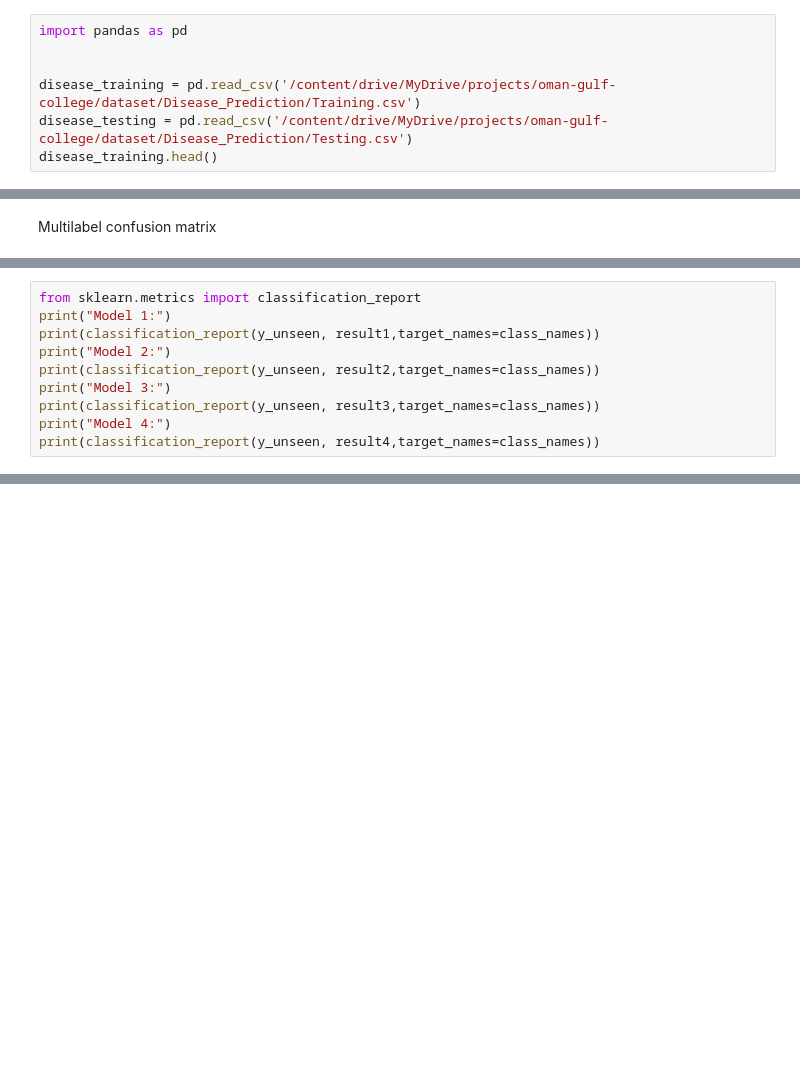
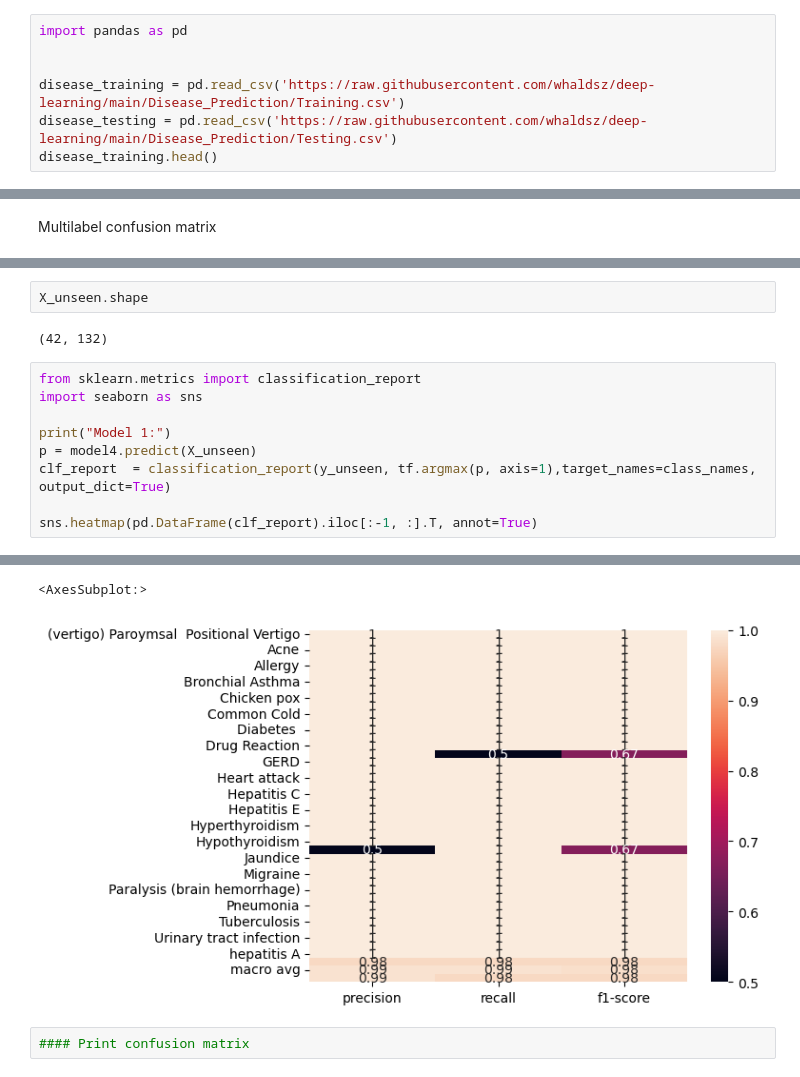
Before and after one commit to whaldsz/deep-learning, a Jupyter notebook: Disease_Indicators_Prediction_v4.ipynb, the cells around one changed output, grey strips where cells are left out. Cells and saved outputs as stored; diff of their text form; blank space fills up the shorter version.

```diff
--- a/Disease_Indicators_Prediction_v4.ipynb
+++ b/Disease_Indicators_Prediction_v4.ipynb
@@ -55,7 +53,7 @@ shutil.rmtree(logdir, ignore_errors=True)
 import pandas as pd
 
 
-disease_training = pd.read_csv('/content/drive/MyDrive/projects/oman-gulf-college/dataset/Disease_Prediction/Training.csv')
-disease_testing = pd.read_csv('/content/drive/MyDrive/projects/oman-gulf-college/dataset/Disease_Prediction/Testing.csv')
+disease_training = pd.read_csv('https://raw.githubusercontent.com/whaldsz/deep-learning/main/Disease_Prediction/Training.csv')
+disease_testing = pd.read_csv('https://raw.githubusercontent.com/whaldsz/deep-learning/main/Disease_Prediction/Testing.csv')
 disease_training.head()
 # %% [output]
@@ -447,10 +703,14 @@ confusion_matrix(y_test, rr)
-# %%
-from sklearn.metrics import classification_report
-print("Model 1:")
-print(classification_report(y_unseen, result1,target_names=class_names))
-print("Model 2:")
-print(classification_report(y_unseen, result2,target_names=class_names))
-print("Model 3:")
-print(classification_report(y_unseen, result3,target_names=class_names))
-print("Model 4:")
-print(classification_report(y_unseen, result4,target_names=class_names))
+# %%
+X_unseen.shape
+# %% [output]
+(42, 132)
+# %%
+from sklearn.metrics import classification_report
+import seaborn as sns
+
+print("Model 1:")
+p = model4.predict(X_unseen)
+clf_report  = classification_report(y_unseen, tf.argmax(p, axis=1),target_names=class_names, output_dict=True)
+
+sns.heatmap(pd.DataFrame(clf_report).iloc[:-1, :].T, annot=True)
+# %% [output]
@@ -457 +719,5 @@ print(classification_report(y_unseen, result4,target_names=class_names))
+<AxesSubplot:>
+[figure, added]
+# %%
+#### Print confusion matrix
 # %%
```
Also changed, not shown: parts of 52 cells of this notebook, 26 other files.
